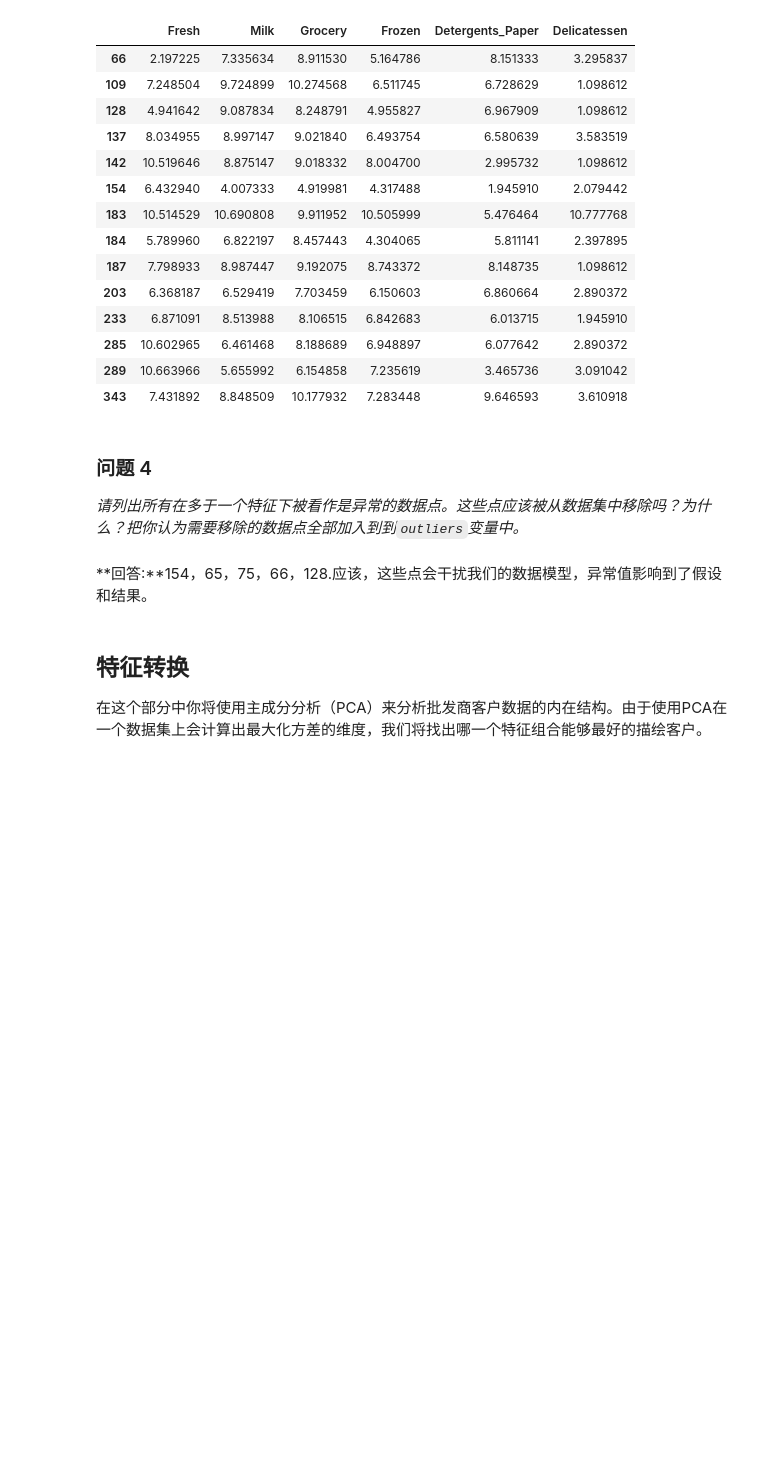
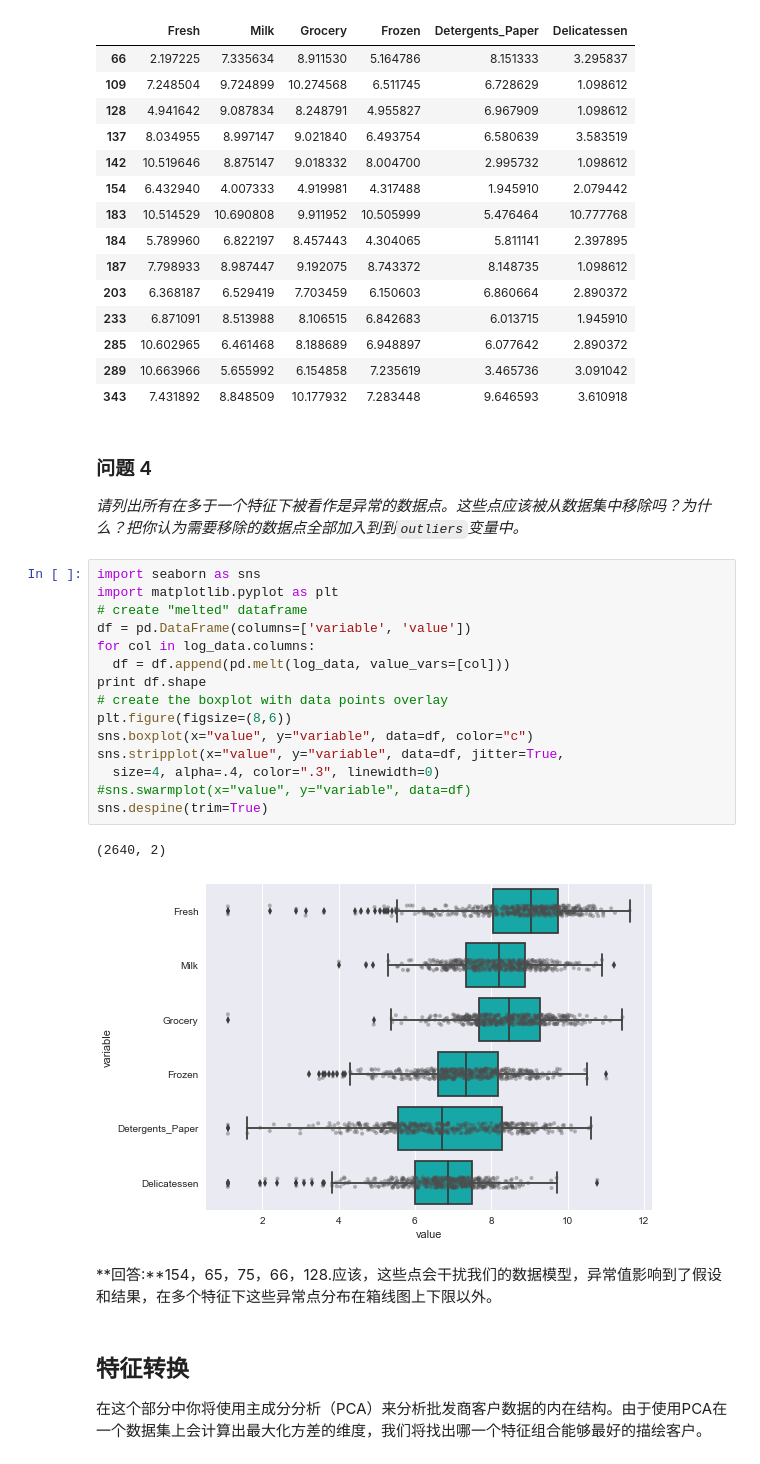
Before and after one commit to laughingyang/customer_segments, a Jupyter notebook: customer_segments.ipynb, the cells around one changed output. Cells and saved outputs as stored; diff of their text form; blank space fills up the shorter version.

```diff
--- a/customer_segments.ipynb
+++ b/customer_segments.ipynb
@@ -268,8 +268,26 @@ Data points considered outliers for the feature 'Delicatessen':
 # %% [markdown]
 ### 问题 4
 *请列出所有在多于一个特征下被看作是异常的数据点。这些点应该被从数据集中移除吗？为什么？把你认为需要移除的数据点全部加入到到`outliers`变量中。*
+# %%
+import seaborn as sns
+import matplotlib.pyplot as plt
+# create "melted" dataframe
+df = pd.DataFrame(columns=['variable', 'value'])
+for col in log_data.columns:
+  df = df.append(pd.melt(log_data, value_vars=[col]))
+print df.shape
+# create the boxplot with data points overlay
+plt.figure(figsize=(8,6))
+sns.boxplot(x="value", y="variable", data=df, color="c")
+sns.stripplot(x="value", y="variable", data=df, jitter=True,
+  size=4, alpha=.4, color=".3", linewidth=0)
+#sns.swarmplot(x="value", y="variable", data=df)
+sns.despine(trim=True)
+# %% [output]
+(2640, 2)
+[figure, added]
 # %% [markdown]
-**回答:**154，65，75，66，128.应该，这些点会干扰我们的数据模型，异常值影响到了假设和结果。
+**回答:**154，65，75，66，128.应该，这些点会干扰我们的数据模型，异常值影响到了假设和结果，在多个特征下这些异常点分布在箱线图上下限以外。
 # %% [markdown]
 ## 特征转换
 在这个部分中你将使用主成分分析（PCA）来分析批发商客户数据的内在结构。由于使用PCA在一个数据集上会计算出最大化方差的维度，我们将找出哪一个特征组合能够最好的描绘客户。
```
Also changed, not shown: parts of 6 cells of this notebook, 1 other file.
